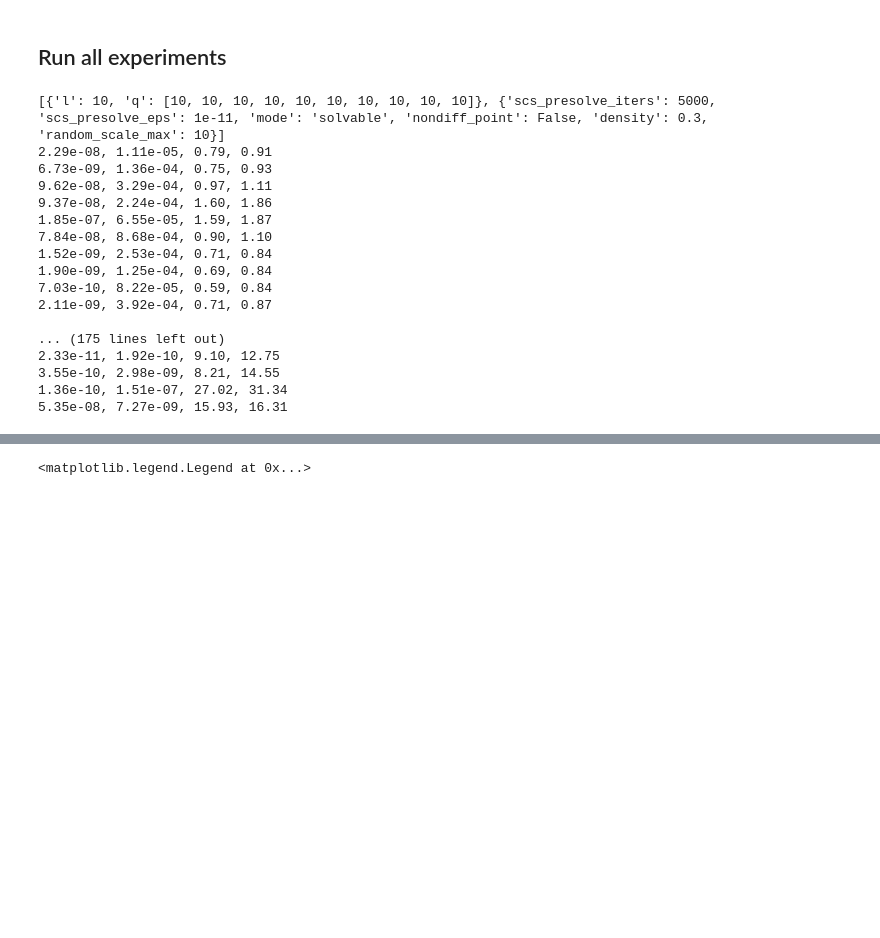
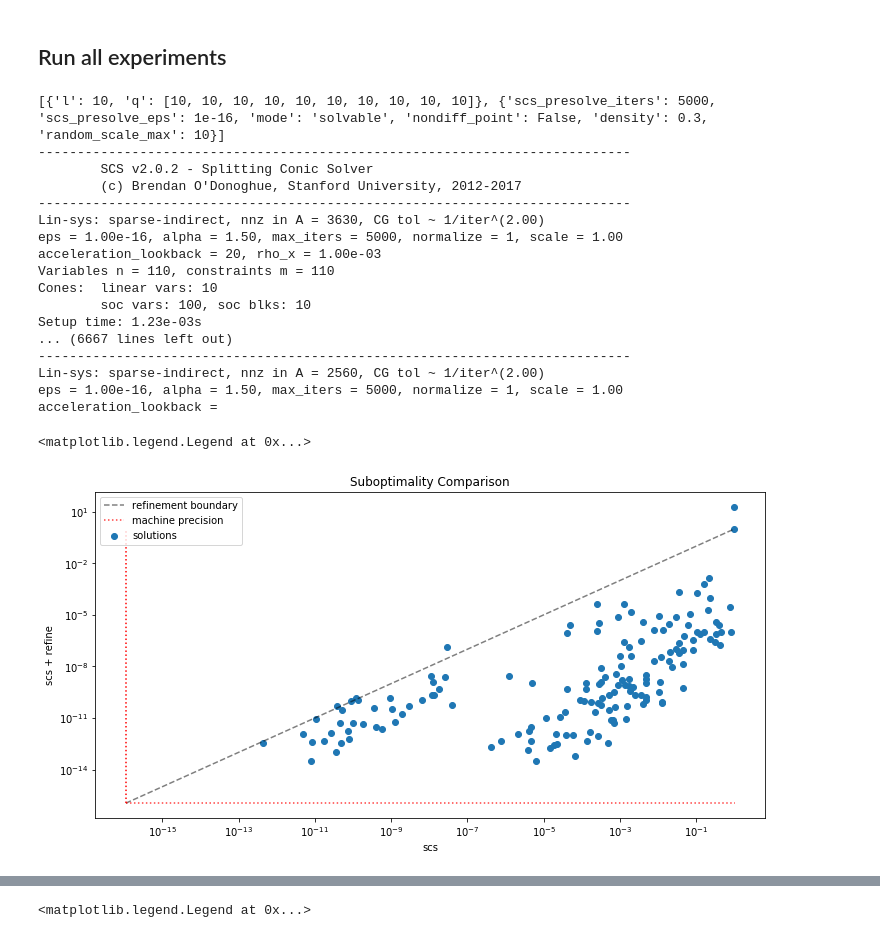
Before and after one commit to cvxgrp/cone_prog_refine, a Jupyter notebook: examples/Comparison.ipynb, the cells around one changed output, grey strips where cells are left out. Saved outputs shown, nothing was run; the diff lists cells and outputs as text; code cells hidden in the pictures; blank space fills up the shorter version.

```diff
--- a/examples/Comparison.ipynb
+++ b/examples/Comparison.ipynb
@@ -37,9 +37,9 @@ numerical precision of float sum ~ 1.1102230246251565e-16
 52 bits mantissa, 2^-53 = 1.1102230246251565e-16
 # %%
 def subopt_metric(z, res):
-    return np.linalg.norm(res) / (1. + np.linalg.norm(z))
+    return np.linalg.norm(res) #/ (1. + np.linalg.norm(z))
 
-def compare(dim_dict, scs_presolve_iters = 1000, scs_presolve_eps = 1e-16, max_lsqr_iters=500,
+def compare(dim_dict, scs_presolve_iters = 1000, scs_presolve_eps = 1e-16, max_lsqr_iters=100,
             conico_scs_time_ratio = 1., verbose=True, **generate_opts):
 
     A, b, c, x_true, s_true, y_true = generate_problem(dim_dict, **generate_opts)
@@ -69,7 +69,7 @@ def compare(dim_dict, scs_presolve_iters = 1000, scs_presolve_eps = 1e-16, max_l
 
         k *= 2
         start = time.time()
-        z_scs, info = scs_solve(A, b, c, dim_dict, verbose=verbose, max_iters = k, eps=1e-16)
+        z_scs, info = scs_solve(A, b, c, dim_dict, verbose=False, max_iters = k, eps=1e-16)
         scs_time = time.time() - start
 
         res, u,v, _ = residual_and_uv(z_scs,A,b,c,dim2cones(dim_dict))
@@ -151,27 +173,48 @@ for experiment in experiments:
         con_subopt, scs_subopt, conico_time, scs_time = compare(experiment[0],
 #                                                             scs_presolve_iters = 5000,
 #                                                             scs_presolve_eps = 1e-11,
-                                                            verbose=False,
+                                                            verbose=True,
                                                             **experiment[1])
         con_subopts.append(con_subopt)
         scs_subopts.append(scs_subopt)
         print('%.2e, %.2e, %.2f, %.2f' % (con_subopt, scs_subopt, conico_time, scs_time))
     print()
 # %% [output]
-[{'l': 10, 'q': [10, 10, 10, 10, 10, 10, 10, 10, 10, 10]}, {'scs_presolve_iters': 5000, 'scs_presolve_eps': 1e-11, 'mode': 'solvable', 'nondiff_point': False, 'density': 0.3, 'random_scale_max': 10}]
-2.29e-08, 1.11e-05, 0.79, 0.91
-6.73e-09, 1.36e-04, 0.75, 0.93
-9.62e-08, 3.29e-04, 0.97, 1.11
-9.37e-08, 2.24e-04, 1.60, 1.86
-1.85e-07, 6.55e-05, 1.59, 1.87
-7.84e-08, 8.68e-04, 0.90, 1.10
-1.52e-09, 2.53e-04, 0.71, 0.84
-1.90e-09, 1.25e-04, 0.69, 0.84
-7.03e-10, 8.22e-05, 0.59, 0.84
-2.11e-09, 3.92e-04, 0.71, 0.87
-
-... (175 lines left out)
-2.33e-11, 1.92e-10, 9.10, 12.75
-3.55e-10, 2.98e-09, 8.21, 14.55
-1.36e-10, 1.51e-07, 27.02, 31.34
-5.35e-08, 7.27e-09, 15.93, 16.31
+[{'l': 10, 'q': [10, 10, 10, 10, 10, 10, 10, 10, 10, 10]}, {'scs_presolve_iters': 5000, 'scs_presolve_eps': 1e-16, 'mode': 'solvable', 'nondiff_point': False, 'density': 0.3, 'random_scale_max': 10}]
+----------------------------------------------------------------------------
+        SCS v2.0.2 - Splitting Conic Solver
+        (c) Brendan O'Donoghue, Stanford University, 2012-2017
+----------------------------------------------------------------------------
+Lin-sys: sparse-indirect, nnz in A = 3630, CG tol ~ 1/iter^(2.00)
+eps = 1.00e-16, alpha = 1.50, max_iters = 5000, normalize = 1, scale = 1.00
+acceleration_lookback = 20, rho_x = 1.00e-03
+Variables n = 110, constraints m = 110
+Cones:  linear vars: 10
+        soc vars: 100, soc blks: 10
+Setup time: 1.23e-03s
+... (6667 lines left out)
+----------------------------------------------------------------------------
+Lin-sys: sparse-indirect, nnz in A = 2560, CG tol ~ 1/iter^(2.00)
+eps = 1.00e-16, alpha = 1.50, max_iters = 5000, normalize = 1, scale = 1.00
+acceleration_lookback =
+# %%
+#largest = np.max(np.max(scs_subopts), np.max(con_subopts))
+plt.figure(figsize=(12,6))
+plt.yscale('log')
+plt.xscale('log')
+plt.scatter(scs_subopts, con_subopts, label='solutions')
+plt.xlabel('scs')
+plt.ylabel('scs + refine')
+plt.title('Suboptimality Comparison')
+plt.plot([EPS,1.],[EPS,1.], 'k--', alpha= .5,label='refinement boundary')
+plt.plot([EPS,1.],[EPS, EPS], 'r:', alpha= .75, label='machine precision')
+plt.plot([EPS,EPS],[EPS, 1.], 'r:')
+plt.legend(loc='upper left')
+# plt.xlim([EPS/10, 10.])
+# plt.ylim([EPS/10, 10.])
+
+
+#plt.savefig('comparison.png')
+# %% [output]
+<matplotlib.legend.Legend at 0x...>
+[figure, added]
```
Also changed, not shown: parts of 12 cells of this notebook, 2 other files.
